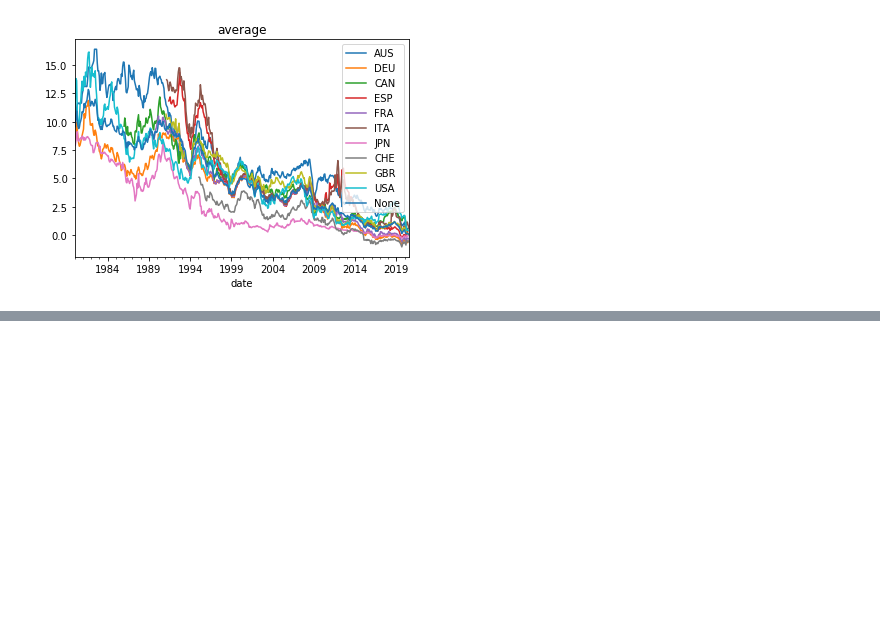
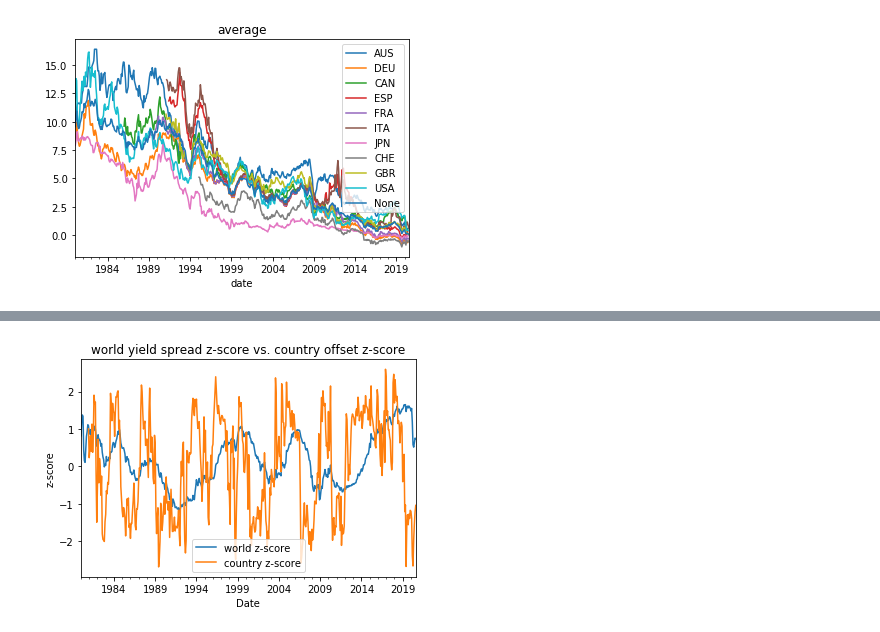
Before and after one commit to Mike-Huntress/Internship2020, a Jupyter notebook: SampleSignal/curve_height_indicator_work.ipynb, the cells around one changed output, grey strips where cells are left out. Saved outputs shown, nothing was run; the diff lists cells and outputs as text; code cells hidden in the pictures; blank space fills up the shorter version.

```diff
--- a/SampleSignal/curve_height_indicator_work.ipynb
+++ b/SampleSignal/curve_height_indicator_work.ipynb
@@ -12,35 +12,3 @@ import pandas as pd
 import numpy as np
 
 dl = DataLib("SignalData")
-# %%
-'''
-takes in indicator. Then processes return and plots bond return, indicator, and pnl
-indicator is a function, returns new time series with the indicator
-
-CURRENTLY ONLY DOING FOR USA
-'''
-bond_return_index = dl.pull('BondRetIdx/LocalFX')
-bond_return_change = bond_return_index.resample('M').mean().pct_change()
-
-
-def evaluate_performance(indicator):
-    shifted_bond_return = bond_return_change.shift(1)
-    days_profit = shifted_bond_return['USA'] * indicator
-    pnl = days_profit.cumsum()
-    pnl = pnl * 100
-    position = indicator.shift(1)
-    return position, pnl
-
-
-def plot_evaluation(indicator, pnl, position):
-    fig, ax1 = plt.subplots()
-    ax2 = ax1.twinx()
-    ax1.plot(pnl.to_timestamp(), label = 'Portfolio Returns')
-    ax1.plot(bond_return_index['USA'].to_timestamp(), label = 'Bond Market Index')
-    ax1.set_ylabel('Returns or Index')
-    ax1.legend()
-    ax2.plot(indicator.to_timestamp(), color = 'tab:red',label = 'Indicator')
-    ax2.set_ylabel('Indicator')
-    ax2.legend()
-    plt.title('USA')
-    plt.show()
@@ -236,0 +185,15 @@ There is a big difference at the end. The indicator is dramatically going downwa
+# %%
+'''
+plot both z-scores to see what is happening over time
+'''
+
+# z_score_world, z_score_country
+z_score_world.plot(label = 'world z-score')
+z_score_country.plot(label = 'country z-score')
+plt.title('world yield spread z-score vs. country offset z-score')
+plt.legend()
+plt.ylabel('z-score')
+plt.xlabel('Date')
+plt.show()
+# %% [output]
+[figure, added]
```
Also changed, not shown: parts of 20 cells of this notebook, 3 other files.
